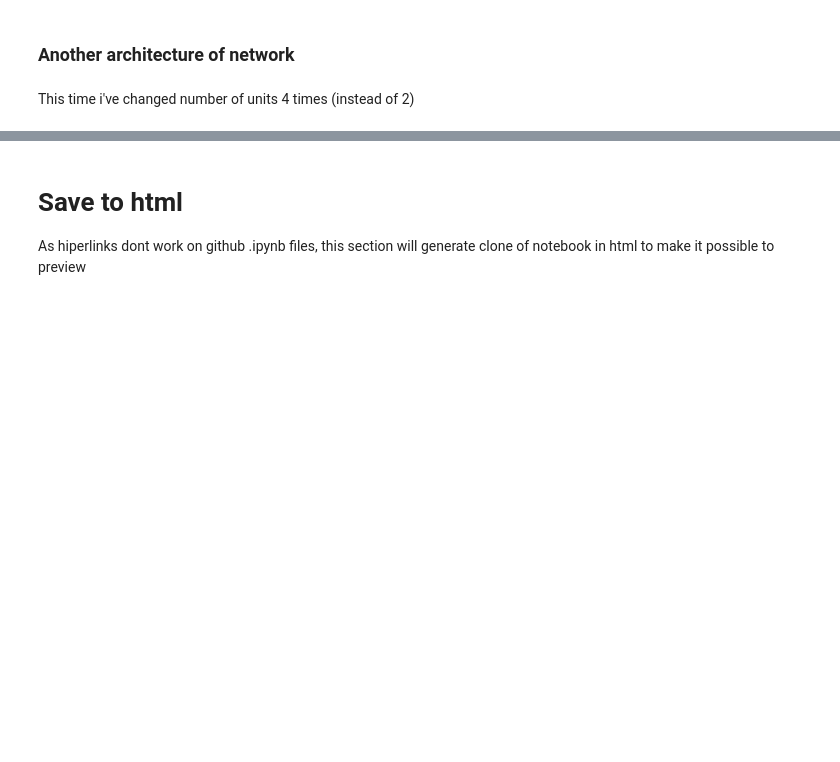
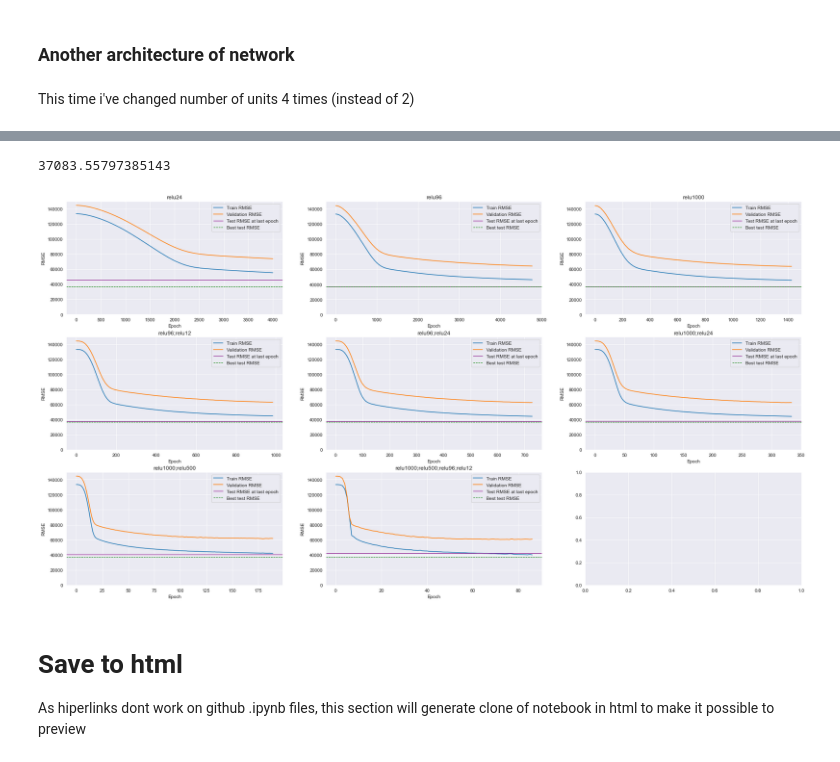
Before and after one commit to SalamanderKrajza/ds-compendium, a Jupyter notebook: projects/ds_salaries.ipynb, the cells around one changed output, grey strips where cells are left out. Drawn from its saved outputs; the diff is of its cells as text; code cells hidden in the pictures; blank space fills up the shorter version.

```diff
--- a/projects/ds_salaries.ipynb
+++ b/projects/ds_salaries.ipynb
@@ -1867,0 +1834,14 @@ plt.legend()
+# %%
+model = tf.keras.Sequential([
+    tf.keras.layers.Dense(1000, activation='relu', input_shape=(number_of_features,)),
+    tf.keras.layers.Dense(500, activation='relu', input_shape=(number_of_features,)),
+    tf.keras.layers.Dense(1, activation='linear')
+])
+model.compile(loss='mean_squared_error', optimizer='adam')
+
+model_name = get_layers_info(model, ignore_last_layer=True) #Get informations about number each layer and its hidden units
+multi_models_data.add_model(model_name)
+training_history = model.fit(X_train, y_train, epochs=20000, callbacks=[early_stopping_callback, custom_callback], validation_data=(X_val, y_val), verbose=0)
+test_loss = model.evaluate(X_test, y_test)
+
+multi_models_data.fill_data(model_name, model, training_history, test_loss, set_time_end=True)
@@ -1867,0 +1853,16 @@ plt.legend()
+# %%
+model = tf.keras.Sequential([
+    tf.keras.layers.Dense(1000, activation='relu', input_shape=(number_of_features,)),
+    tf.keras.layers.Dense(500, activation='relu', input_shape=(number_of_features,)),
+    tf.keras.layers.Dense(96, activation='relu', input_shape=(number_of_features,)),
+    tf.keras.layers.Dense(12, activation='relu', input_shape=(number_of_features,)),
+    tf.keras.layers.Dense(1, activation='linear')
+])
+model.compile(loss='mean_squared_error', optimizer='adam')
+
+model_name = get_layers_info(model, ignore_last_layer=True) #Get informations about number each layer and its hidden units
+multi_models_data.add_model(model_name)
+training_history = model.fit(X_train, y_train, epochs=20000, callbacks=[early_stopping_callback, custom_callback], validation_data=(X_val, y_val), verbose=0)
+test_loss = model.evaluate(X_test, y_test)
+
+multi_models_data.fill_data(model_name, model, training_history, test_loss, set_time_end=True)
@@ -1868,3 +1886,11 @@ plt.legend()
+# %%
+df_network_results['Test RMSE'].min()
+# %% [output]
+37083.55797385143
+# %%
+multi_models_data.plot_rmse_subplots(print_best_test_rmse=True, num_cols=3)
+# %% [output]
+[figure, added]
 # %% [markdown]
 # Save to html
 As hiperlinks dont work on github .ipynb files, this section will generate clone of notebook in html to make it possible to preview
```
Also changed, not shown: parts of 43 cells of this notebook, 1 other file.
